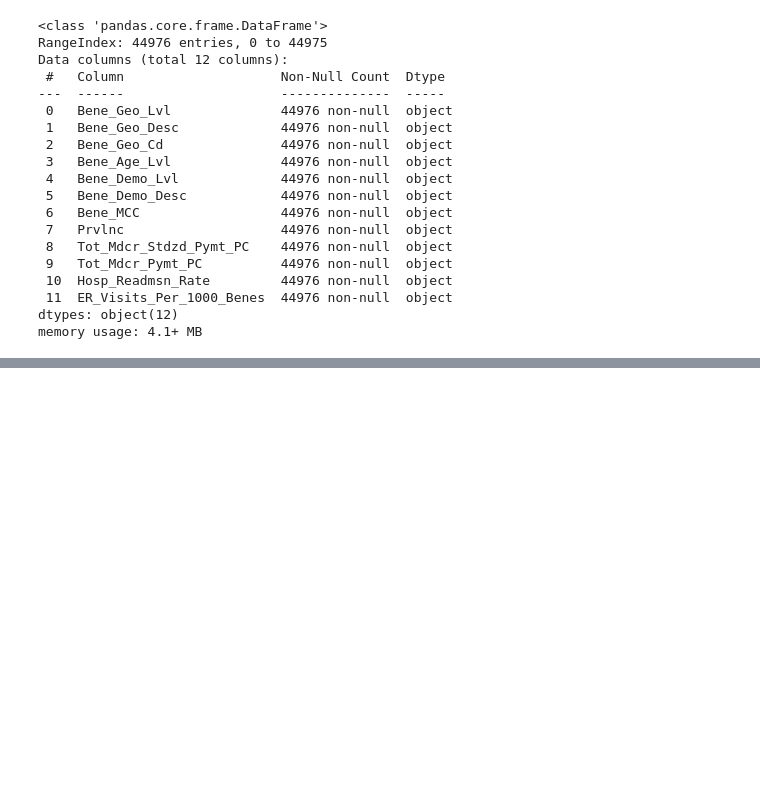
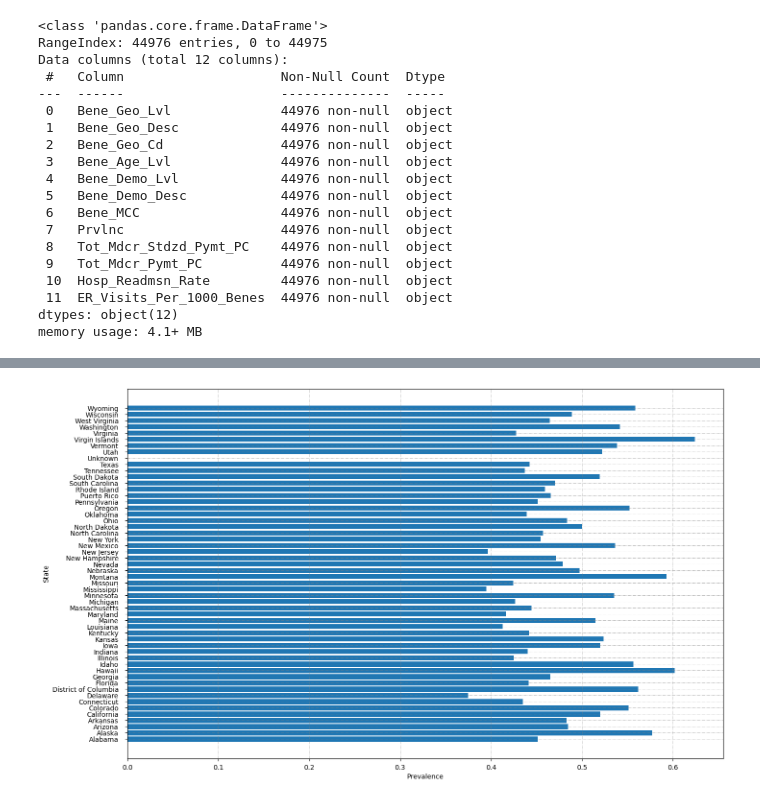
Before and after one commit to ShipraGupta16/Project_1, a Jupyter notebook: multiple_chronic_conditions_cms_2017.ipynb, the cells around one changed output, grey strips where cells are left out. Drawn from its saved outputs; the diff is of its cells as text; code cells hidden in the pictures; blank space fills up the shorter version.

```diff
--- a/multiple_chronic_conditions_cms_2017.ipynb
+++ b/multiple_chronic_conditions_cms_2017.ipynb
@@ -106,0 +221,5 @@ mcc_df.tail()
+# %%
+# Make a dataframe based on State
+mcc_state_df = mcc_df.loc[mcc_df["Beneficiary_Geographic_Level"] == "State"]
+mcc_state_df = mcc_state_df.reset_index(drop=True)
+mcc_state_df
@@ -106,0 +253,23 @@ mcc_df.tail()
+# %%
+# Observing the prevalence vs state
+fig, ax = plt.subplots(figsize =(16, 10))
+
+# Horizontal Bar Plot
+ax.barh(mcc_state_df["Beneficiary_Geographic_Description"], mcc_state_df["Prevalence"])
+
+# Add axis labels
+plt.xlabel("Prevalence")
+plt.ylabel("State")
+
+# Add gridlines
+ax.grid(color ='grey',
+        linestyle ='-.', linewidth = 0.7,
+        alpha = 0.5)
+
+# Add padding between axes and labels
+ax.xaxis.set_tick_params(pad = 5)
+ax.yaxis.set_tick_params(pad = 10)
+
+plt.show()
+# %% [output]
+[figure, added]
```
Also changed, not shown: parts of 18 cells of this notebook.
